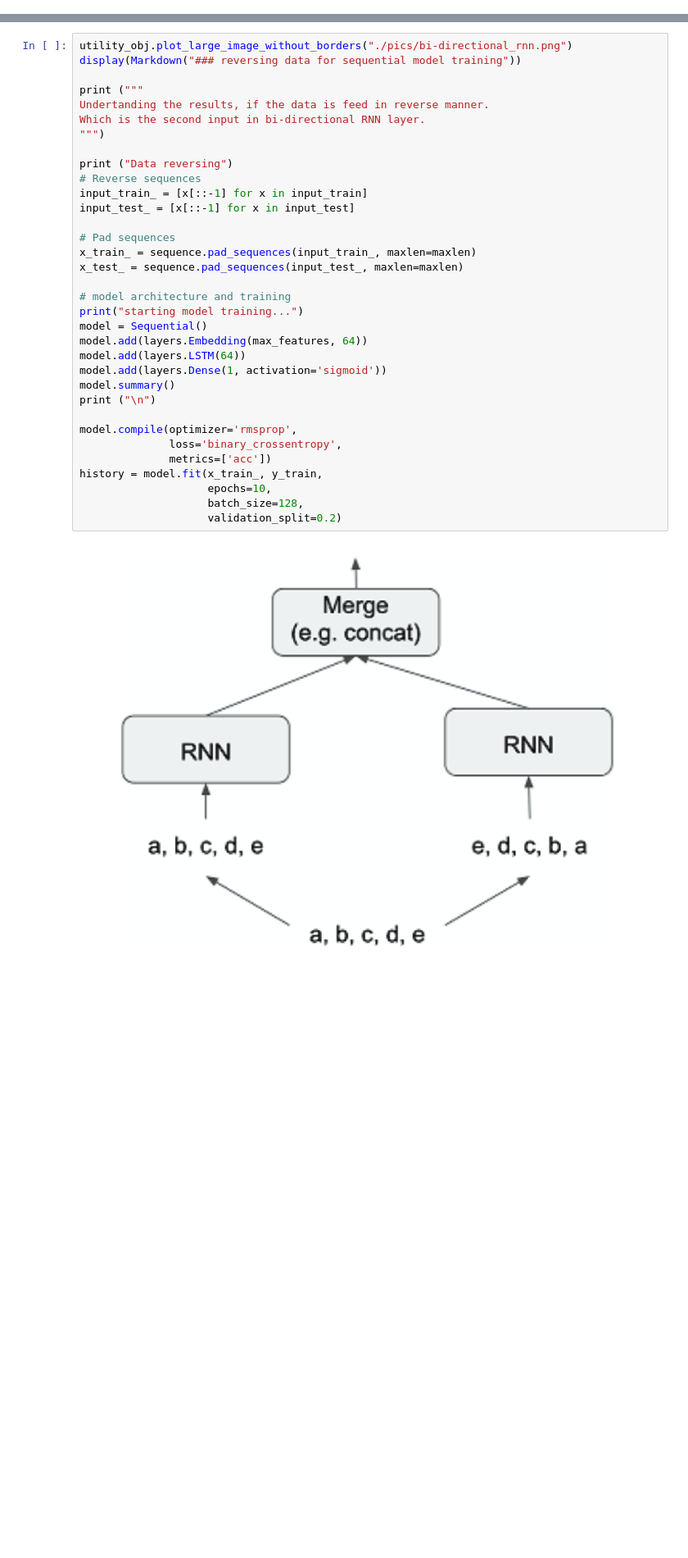
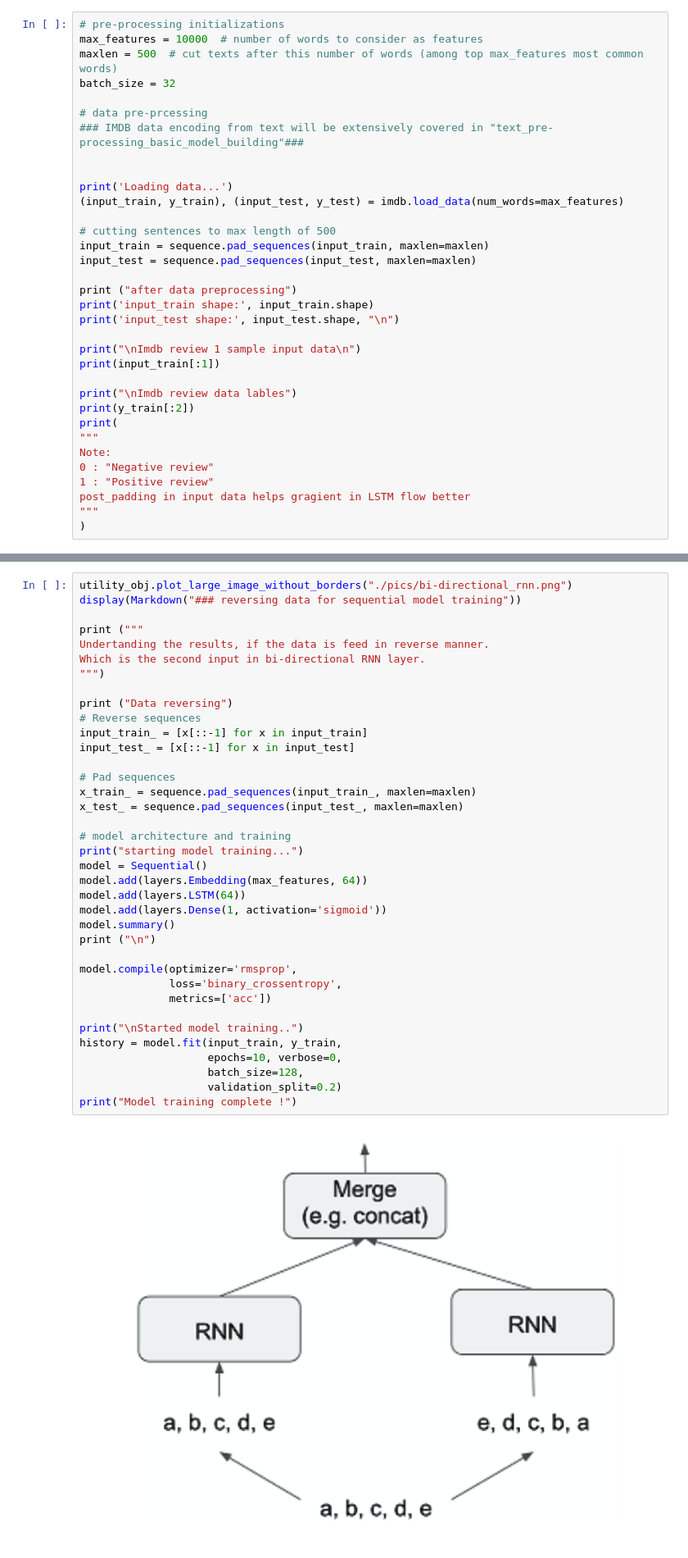
Before and after one commit to SanjyotZade/deep-learning-with-keras, a Jupyter notebook: 5.Deep_learning_for_text_and_sequences/LSTM_for_sequential_modeling.ipynb, the cells around one changed output, grey strips where cells are left out. Shown at 82% size. Cells and saved outputs as stored; diff of their text form; blank space fills up the shorter version.

Commit message:
Text learning training

```diff
--- a/5.Deep_learning_for_text_and_sequences/LSTM_for_sequential_modeling.ipynb
+++ b/5.Deep_learning_for_text_and_sequences/LSTM_for_sequential_modeling.ipynb
@@ -28,0 +33,34 @@ utility_obj = utils()
+# %%
+# pre-processing initializations
+max_features = 10000  # number of words to consider as features
+maxlen = 500  # cut texts after this number of words (among top max_features most common words)
+batch_size = 32
+
+# data pre-prcessing
+### IMDB data encoding from text will be extensively covered in "text_pre-processing_basic_model_building"###
+
+
+print('Loading data...')
+(input_train, y_train), (input_test, y_test) = imdb.load_data(num_words=max_features)
+
+# cutting sentences to max length of 500
+input_train = sequence.pad_sequences(input_train, maxlen=maxlen)
+input_test = sequence.pad_sequences(input_test, maxlen=maxlen)
+
+print ("after data preprocessing")
+print('input_train shape:', input_train.shape)
+print('input_test shape:', input_test.shape, "\n")
+
+print("\nImdb review 1 sample input data\n")
+print(input_train[:1])
+
+print("\nImdb review data lables")
+print(y_train[:2])
+print(
+"""
+Note:
+0 : "Negative review"
+1 : "Positive review"
+post_padding in input data helps gragient in LSTM flow better
+"""
+)
@@ -243,36 +300,39 @@ display(Markdown("### reversing data for sequential model training"))
 
 print ("""
 Undertanding the results, if the data is feed in reverse manner.
 Which is the second input in bi-directional RNN layer.
 """)
 
 print ("Data reversing")
 # Reverse sequences
 input_train_ = [x[::-1] for x in input_train]
 input_test_ = [x[::-1] for x in input_test]
 
 # Pad sequences
 x_train_ = sequence.pad_sequences(input_train_, maxlen=maxlen)
 x_test_ = sequence.pad_sequences(input_test_, maxlen=maxlen)
 
 # model architecture and training
 print("starting model training...")
 model = Sequential()
 model.add(layers.Embedding(max_features, 64))
 model.add(layers.LSTM(64))
 model.add(layers.Dense(1, activation='sigmoid'))
 model.summary()
 print ("\n")
 
 model.compile(optimizer='rmsprop',
               loss='binary_crossentropy',
               metrics=['acc'])
-history = model.fit(x_train_, y_train,
-                    epochs=10,
+
+print("\nStarted model training..")
+history = model.fit(input_train, y_train,
+                    epochs=10, verbose=0,
                     batch_size=128,
                     validation_split=0.2)
+print("Model training complete !")
 # %% [output]
-[figure, old version]
+[figure, new version]
 ### reversing data for sequential model training
 Undertanding the results, if the data is feed in reverse manner.
 Which is the second input in bi-directional RNN layer.
```
Also changed, not shown: parts of 14 cells of this notebook, 3 other files.
